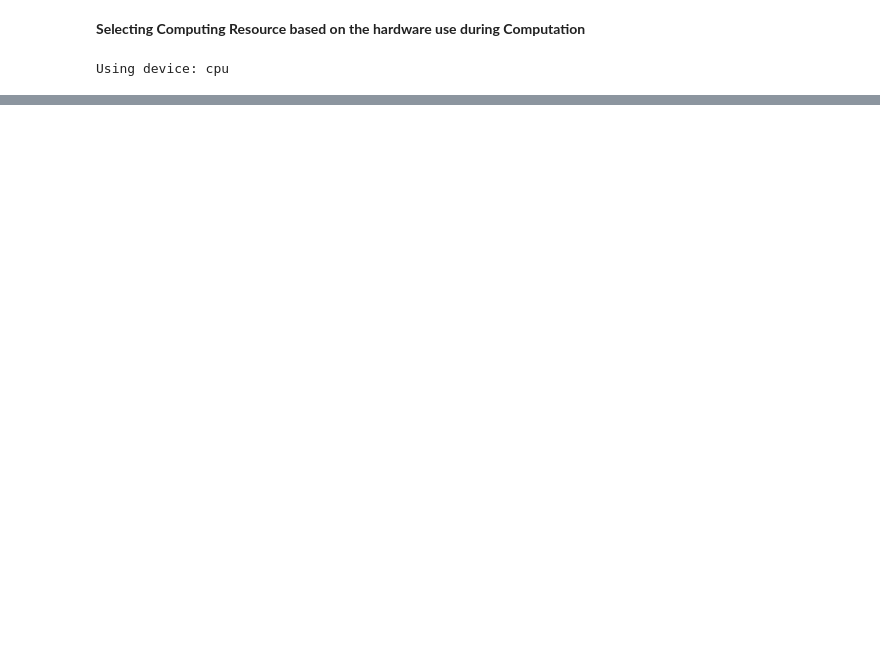
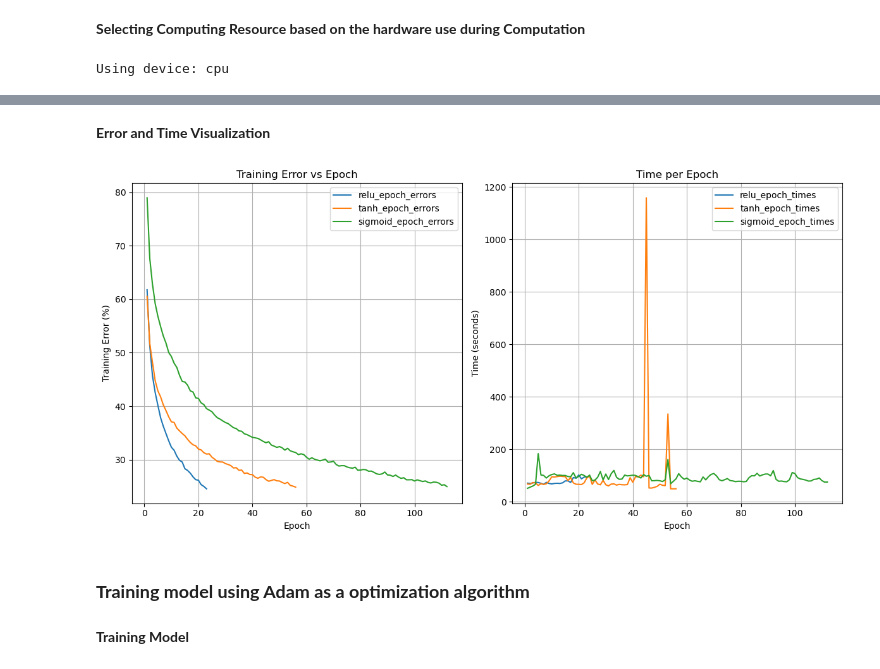
Before and after one commit to arunrimal/DeepLearning_CIFAR, a Jupyter notebook: Cifar_deepLearning.ipynb, the cells around one changed output, grey strips where cells are left out. Saved outputs shown, nothing was run; the diff lists cells and outputs as text; code cells hidden in the pictures; blank space fills up the shorter version.

Commit message:
train model with Adam optimizer

```diff
--- a/Cifar_deepLearning.ipynb
+++ b/Cifar_deepLearning.ipynb
@@ -442,0 +125,9 @@ def plot_results(activation_name, epoch_errors, epoch_times):
+# %%
+# Store results for all activation functions
+training_errors_sgd = {}
+training_times_sgd = {}
+# %%
+relu_model = CNN_CIFAR10(nn.ReLU()).to(device)
+criterion = nn.CrossEntropyLoss()
+# optimizer = optim.Adam(relu_model.parameters(), lr=0.001)
+optimizer = optim.SGD(relu_model.parameters(), lr=0.01, momentum=0.9)
@@ -442,0 +190,4 @@ def plot_results(activation_name, epoch_errors, epoch_times):
+# %%
+tanh_model = CNN_CIFAR10(nn.Tanh()).to(device)
+criterion = nn.CrossEntropyLoss()
+optimizer = optim.SGD(tanh_model.parameters(), lr=0.01, momentum=0.9)
@@ -442,0 +251,4 @@ def plot_results(activation_name, epoch_errors, epoch_times):
+# %%
+sigmoid_model = CNN_CIFAR10(nn.Sigmoid()).to(device)
+criterion = nn.CrossEntropyLoss()
+optimizer = optim.SGD(sigmoid_model.parameters(), lr=0.01, momentum=0.9)
@@ -442,0 +310,34 @@ def plot_results(activation_name, epoch_errors, epoch_times):
+# %% [markdown]
+**Error and Time Visualization**
+# %%
+# Plot epoch times and training errors for all activation functions
+plt.figure(figsize=(12, 6))
+
+# Plot training error vs epoch
+plt.subplot(1, 2, 1)
+for activation_name, errors in training_errors_sgd.items():
+    plt.plot(range(1, len(errors) + 1), errors, label=activation_name)
+
+plt.xlabel('Epoch')
+plt.ylabel('Training Error (%)')
+plt.title('Training Error vs Epoch')
+plt.legend()
+plt.grid()
+
+# Plot time vs epoch
+plt.subplot(1, 2, 2)
+for activation_name, times in training_times_sgd    .items():
+    plt.plot(range(1, len(times) + 1), times, label=activation_name)
+
+plt.xlabel('Epoch')
+plt.ylabel('Time (seconds)')
+plt.title('Time per Epoch')
+plt.legend()
+plt.grid()
+
+plt.tight_layout()
+plt.show()
+# %% [output]
+[figure, added]
+# %% [markdown]
+### **Training model using Adam as a optimization algorithm**
@@ -442,0 +394,2 @@ def plot_results(activation_name, epoch_errors, epoch_times):
+# %% [markdown]
+**Training Model**
```
Also changed, not shown: parts of 35 cells of this notebook.
